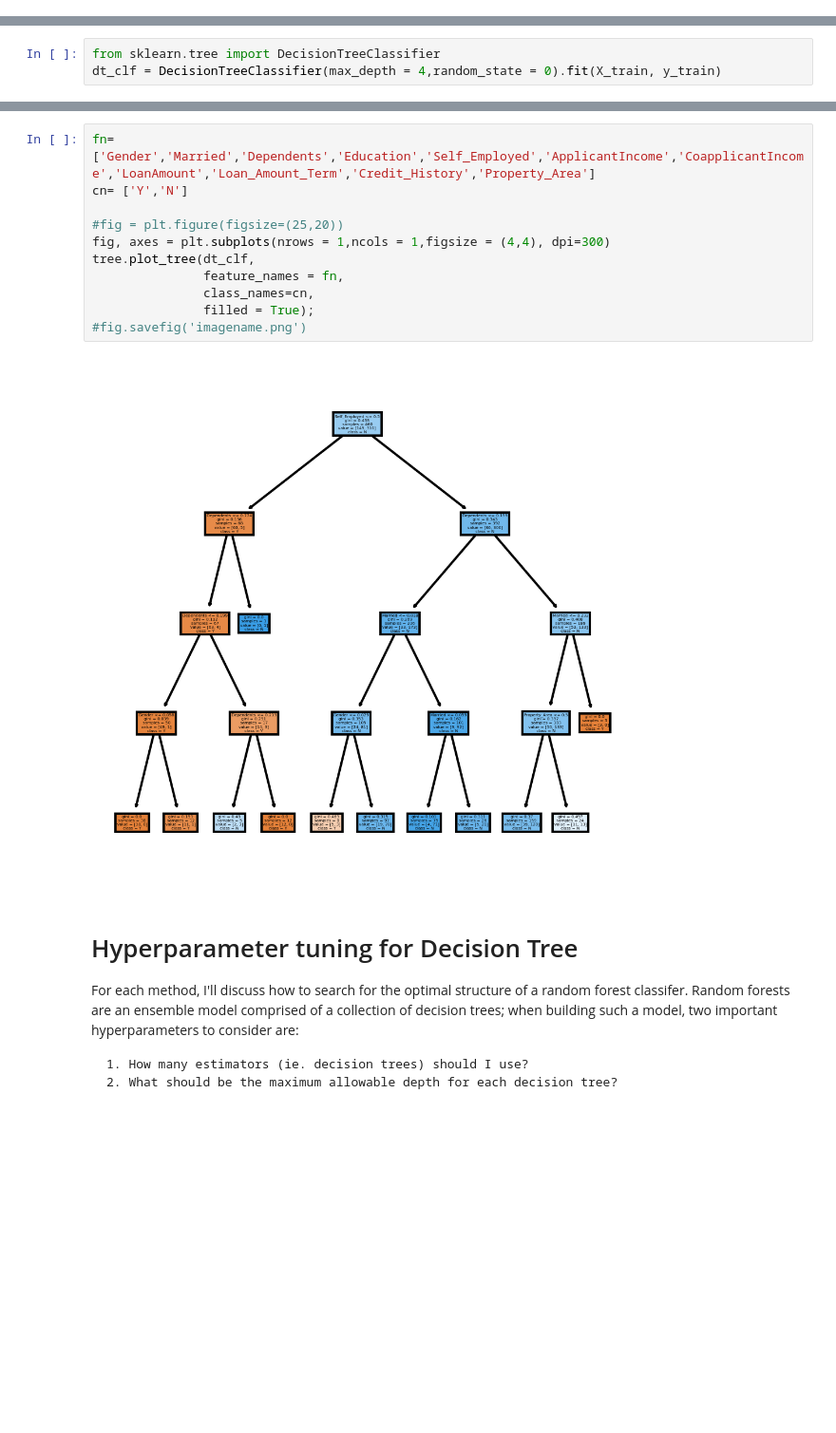
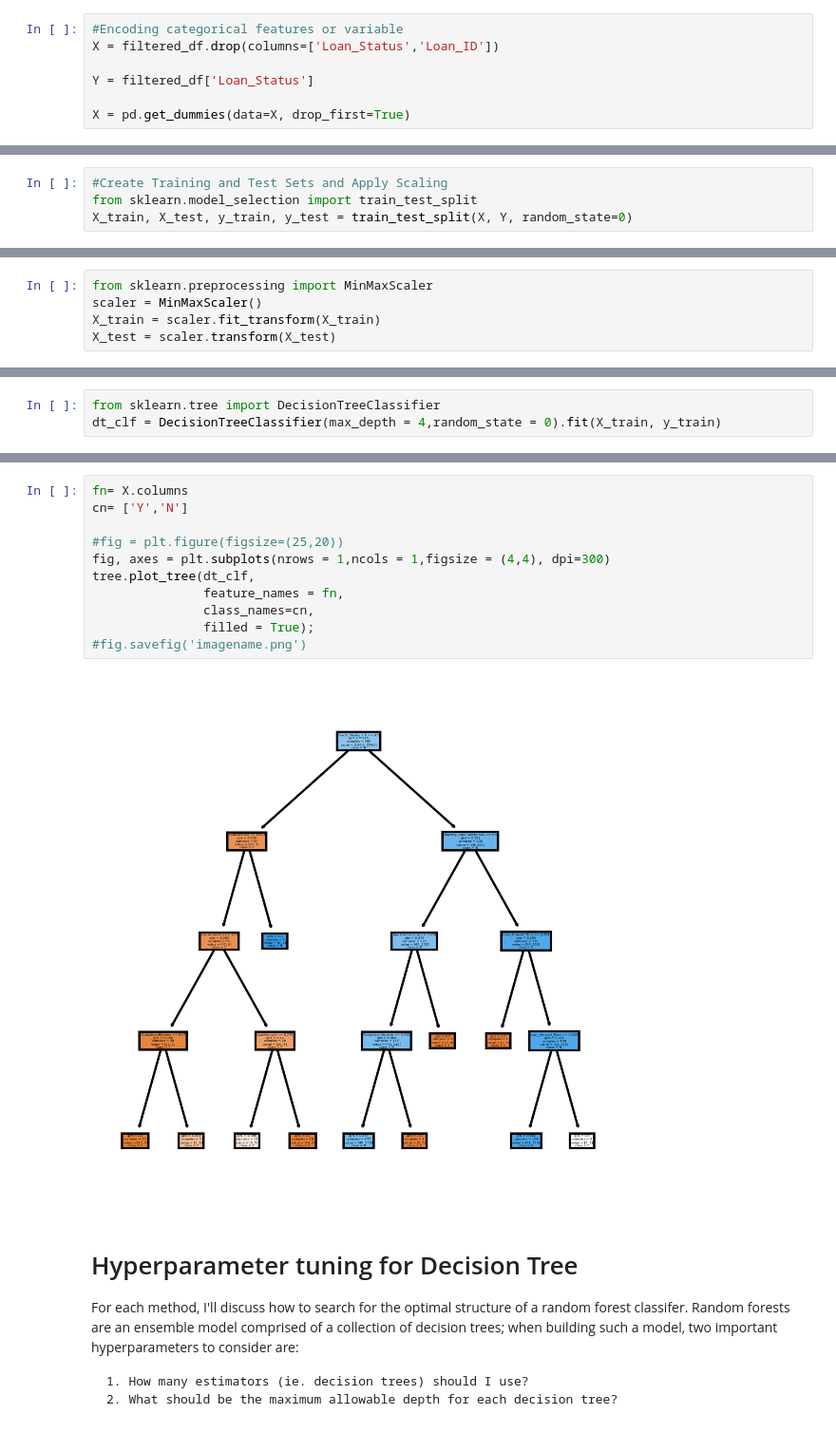
Before and after one commit to ebenezer2015/Machine-Learning-Model-Analysis, a Jupyter notebook: Classification-Model.ipynb, the cells around one changed output, grey strips where cells are left out. Shown at 95% size. Cells and saved outputs as stored; diff of their text form; blank space fills up the shorter version.

```diff
--- a/Classification-Model.ipynb
+++ b/Classification-Model.ipynb
@@ -211,3 +203,10 @@ plt.show()
 [figure]
 # %%
 filtered_df.to_csv('filtered_df.csv', index=False)
+# %%
+#Encoding categorical features or variable
+X = filtered_df.drop(columns=['Loan_Status','Loan_ID'])
+
+Y = filtered_df['Loan_Status']
+
+X = pd.get_dummies(data=X, drop_first=True)
@@ -213,0 +222,4 @@ filtered_df.to_csv('filtered_df.csv', index=False)
+# %%
+#Create Training and Test Sets and Apply Scaling
+from sklearn.model_selection import train_test_split
+X_train, X_test, y_train, y_test = train_test_split(X, Y, random_state=0)
@@ -213,0 +233,5 @@ filtered_df.to_csv('filtered_df.csv', index=False)
+# %%
+from sklearn.preprocessing import MinMaxScaler
+scaler = MinMaxScaler()
+X_train = scaler.fit_transform(X_train)
+X_test = scaler.transform(X_test)
@@ -435,16 +527,16 @@ tree.plot_tree(dt_clf)
 # %%
-fn= ['Gender','Married','Dependents','Education','Self_Employed','ApplicantIncome','CoapplicantIncome','LoanAmount','Loan_Amount_Term','Credit_History','Property_Area']
+fn= X.columns
 cn= ['Y','N']
 
 #fig = plt.figure(figsize=(25,20))
 fig, axes = plt.subplots(nrows = 1,ncols = 1,figsize = (4,4), dpi=300)
 tree.plot_tree(dt_clf,
                feature_names = fn,
                class_names=cn,
                filled = True);
 #fig.savefig('imagename.png')
 # %% [output]
-[figure, old version]
+[figure, new version]
 # %% [markdown]
 # Hyperparameter tuning for Decision Tree
 
```
Also changed, not shown: parts of 20 cells of this notebook, 6 other files.
